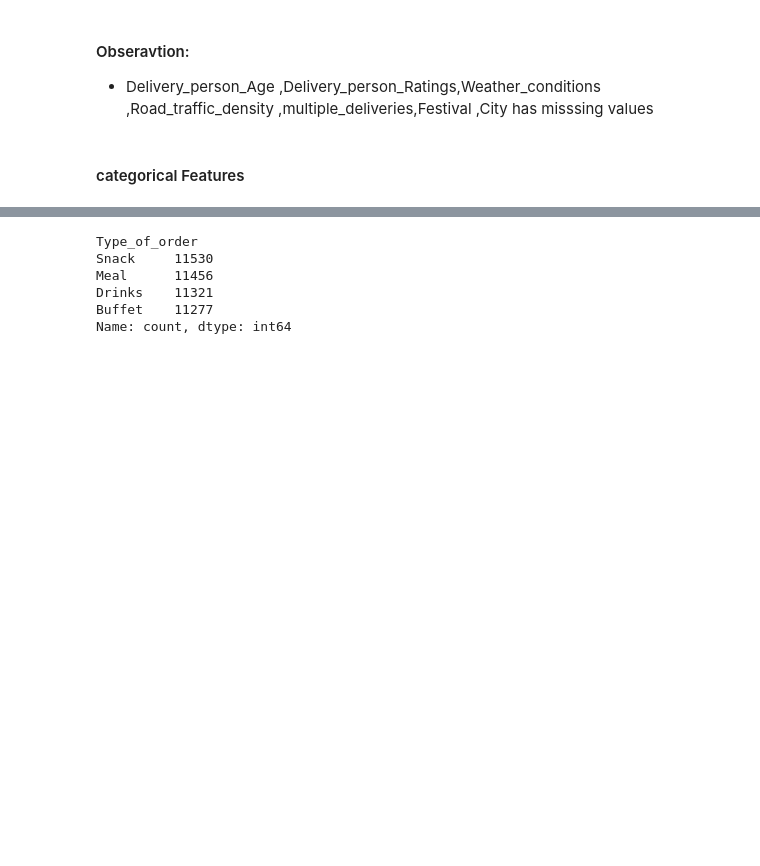
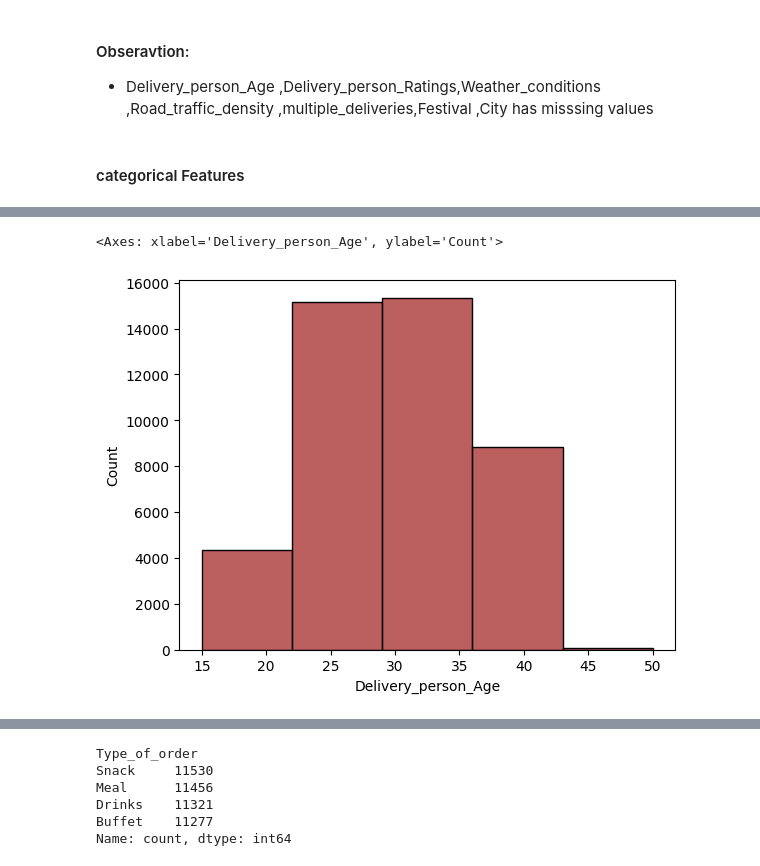
Before and after one commit to sandeepbandi924/Zomato_Delivery_Time_Prediction, a Jupyter notebook: notebooks/EDA.ipynb, the cells around one changed output, grey strips where cells are left out. Saved outputs shown, nothing was run; the diff lists cells and outputs as text; code cells hidden in the pictures; blank space fills up the shorter version.

```diff
--- a/notebooks/EDA.ipynb
+++ b/notebooks/EDA.ipynb
@@ -91,0 +135,6 @@ sns.heatmap(df.isnull(),cbar=False,yticklabels=False)
+# %%
+#Delivery person age distribution
+sns.histplot(df['Delivery_person_Age'],bins=5,color='brown')
+# %% [output]
+<Axes: xlabel='Delivery_person_Age', ylabel='Count'>
+[figure, added]
```
Also changed, not shown: parts of 9 cells of this notebook, 1 other file.
